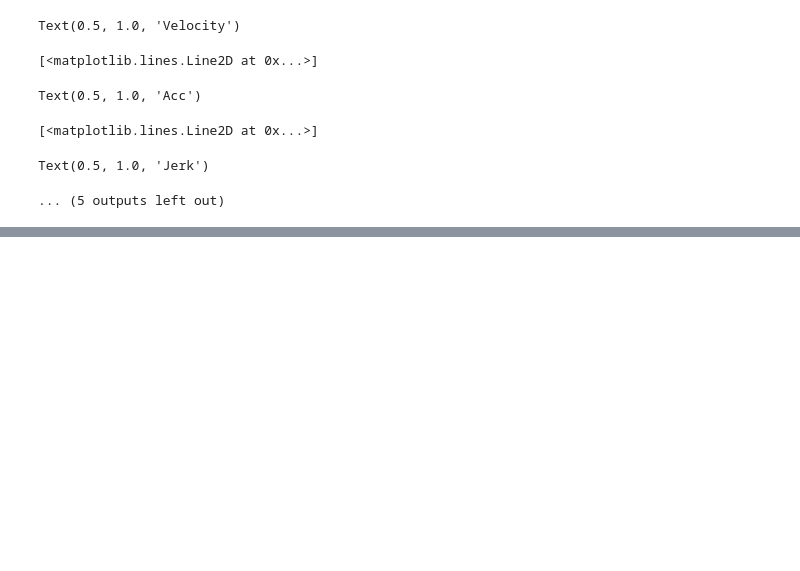
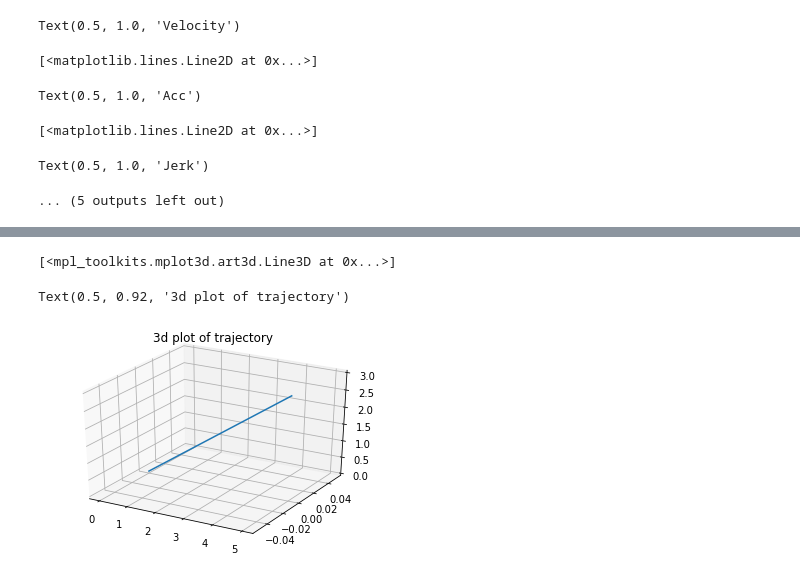
Before and after one commit to huiyulhy/px4-offboard, a Jupyter notebook: px4_offboard/test_quintic_polynomials.ipynb, the cells around one changed output, grey strips where cells are left out. Cells and saved outputs as stored; diff of their text form; code cells hidden in the pictures; blank space fills up the shorter version.

```diff
--- a/px4_offboard/test_quintic_polynomials.ipynb
+++ b/px4_offboard/test_quintic_polynomials.ipynb
@@ -265,0 +316,12 @@ Text(0.5, 1.0, 'Velocity')
+# %%
+# Plot 3d trajectory
+# Visualize full trajectory in 3d
+fig = plt.figure()
+ax = plt.axes(projection='3d')
+ax.plot3D(x_final[0, :], y_final[0, :], -z_final[0, :])
+ax.set_title('3d plot of trajectory')
+plt.show()
+# %% [output]
+[<mpl_toolkits.mplot3d.art3d.Line3D at 0x...>]
+Text(0.5, 0.92, '3d plot of trajectory')
+[figure, added]
```
Also changed, not shown: parts of 21 cells of this notebook, 1 other file.
